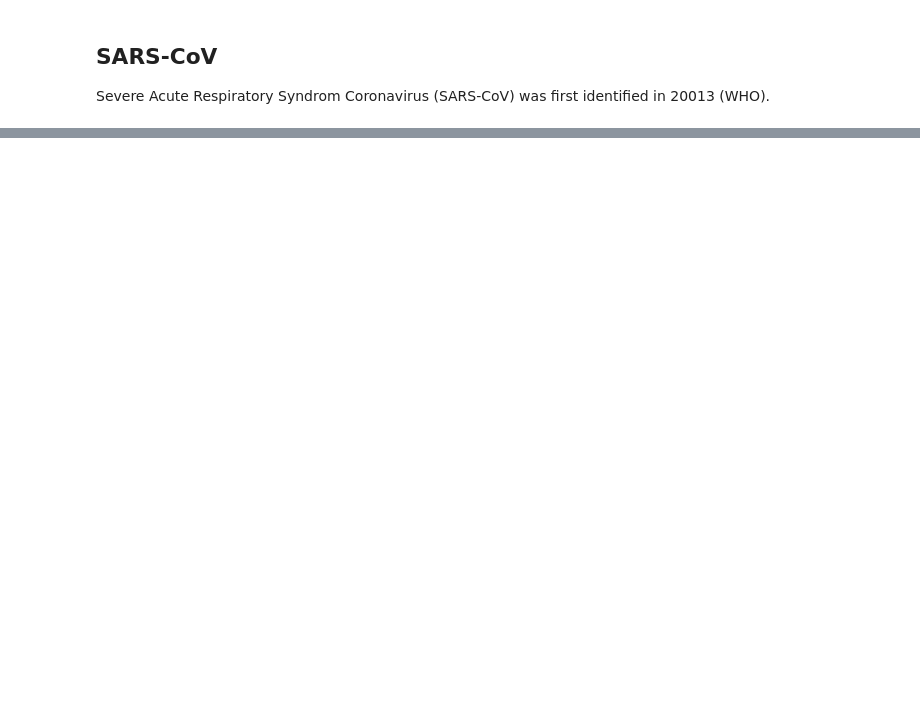
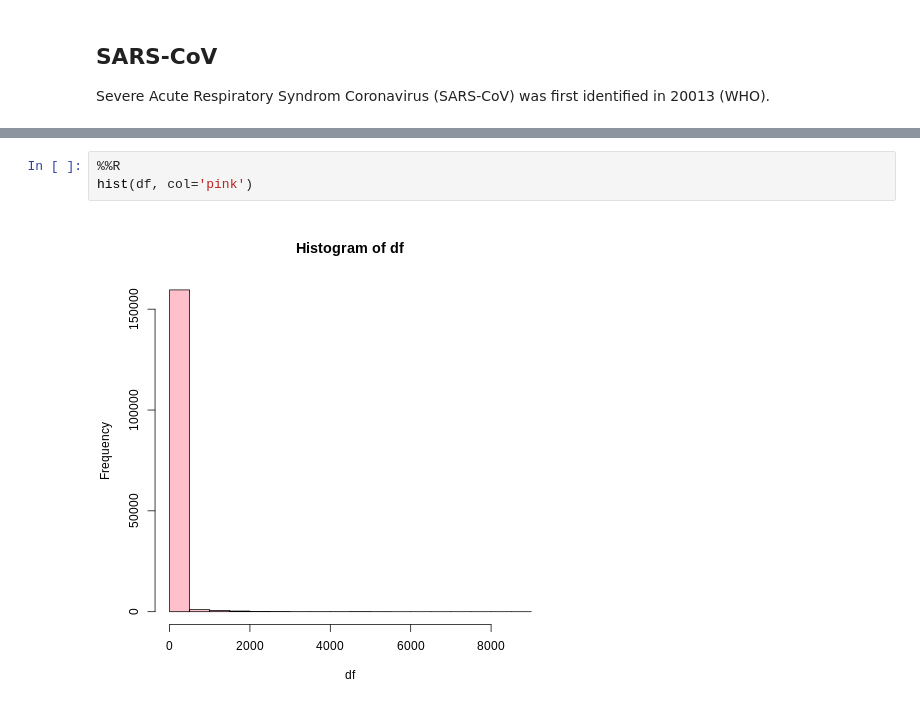
Before and after one commit to cindykhris/SummerInternship2020, a Jupyter notebook: SummerInternship2020.ipynb, the cells around one changed output, grey strips where cells are left out. Saved outputs shown, nothing was run; the diff lists cells and outputs as text; blank space fills up the shorter version.

```diff
--- a/SummerInternship2020.ipynb
+++ b/SummerInternship2020.ipynb
@@ -205,0 +120,5 @@ import seaborn as sns
+# %%
+%%R
+hist(df, col='pink')
+# %% [output]
+[figure, added]
```
Also changed, not shown: parts of 17 cells of this notebook.
